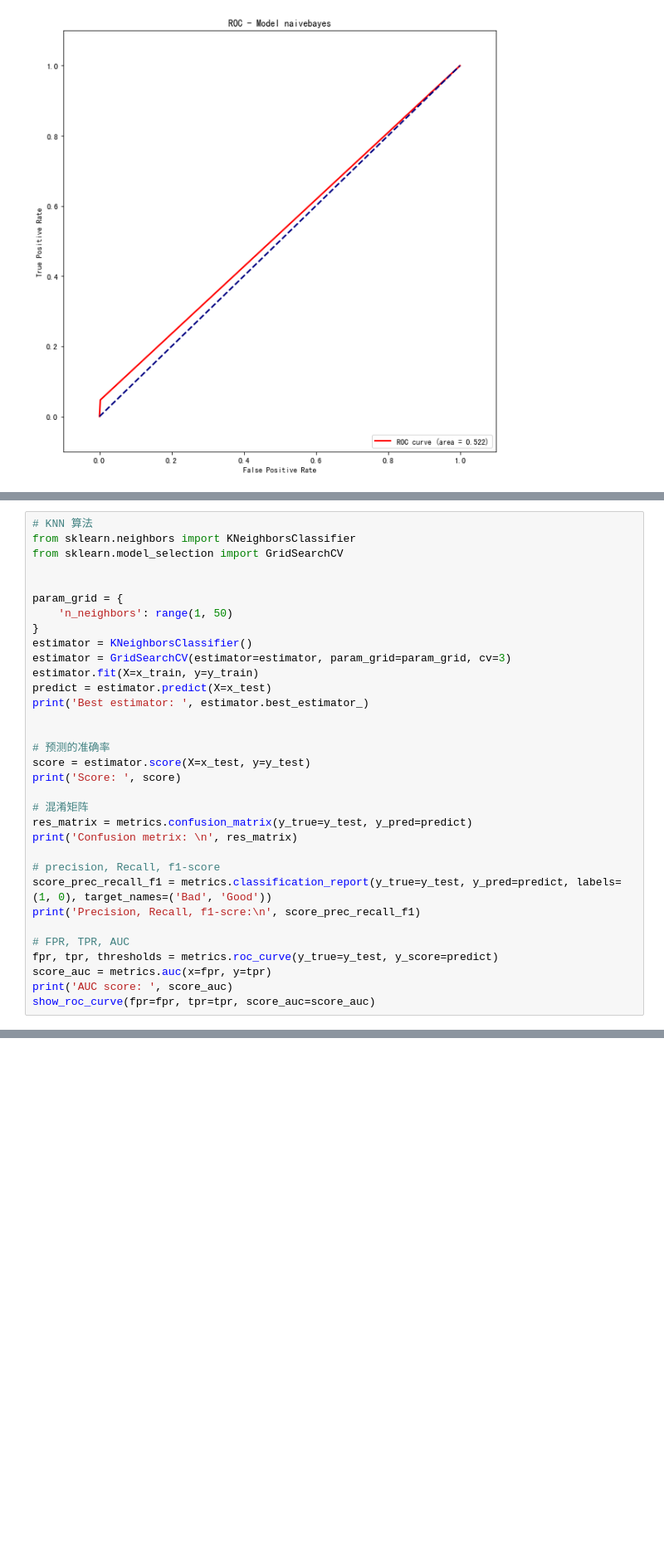
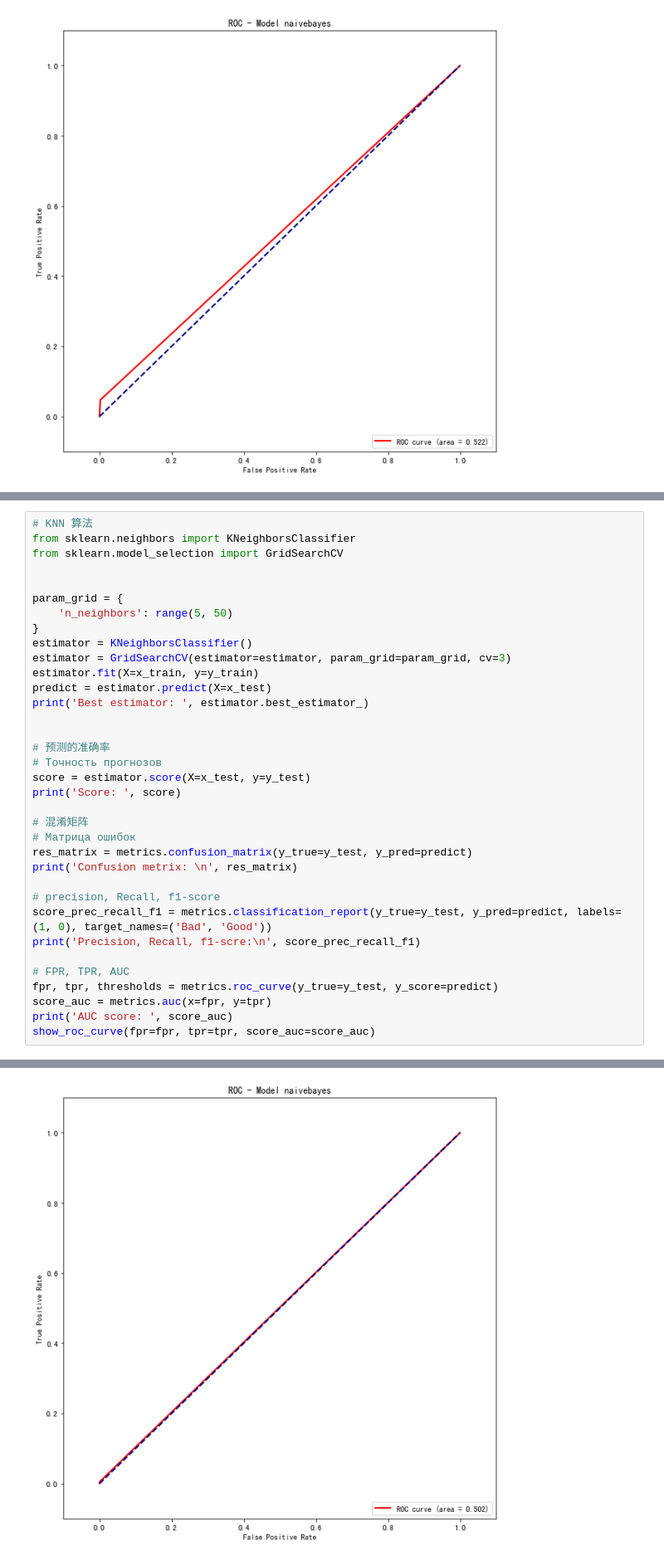
Before and after one commit to NekoSilverFox/Machine-learning, a Jupyter notebook: 129 - SPbSTU - lab1/100 - SPbSTU - lab1.ipynb, the cells around one changed output, grey strips where cells are left out. Shown at 83% size. Drawn from its saved outputs; the diff is of its cells as text; blank space fills up the shorter version.

```diff
--- a/129 - SPbSTU - lab1/100 - SPbSTU - lab1.ipynb
+++ b/129 - SPbSTU - lab1/100 - SPbSTU - lab1.ipynb
@@ -805,7 +1064,7 @@ from sklearn.model_selection import GridSearchCV
 
 
 param_grid = {
-    'n_neighbors': range(1, 50)
+    'n_neighbors': range(5, 50)
 }
 estimator = KNeighborsClassifier()
 estimator = GridSearchCV(estimator=estimator, param_grid=param_grid, cv=3)
@@ -815,10 +1074,12 @@ print('Best estimator: ', estimator.best_estimator_)
 
 
 # 预测的准确率
+# Точность прогнозов
 score = estimator.score(X=x_test, y=y_test)
 print('Score: ', score)
 
 # 混淆矩阵
+# Матрица ошибок
 res_matrix = metrics.confusion_matrix(y_true=y_test, y_pred=predict)
 print('Confusion metrix: \n', res_matrix)
 
@@ -831,3 +1092,4 @@ fpr, tpr, thresholds = metrics.roc_curve(y_true=y_test, y_score=predict)
 score_auc = metrics.auc(x=fpr, y=tpr)
 print('AUC score: ', score_auc)
 show_roc_curve(fpr=fpr, tpr=tpr, score_auc=score_auc)
+# %% [output]
@@ -833,0 +1113 @@ show_roc_curve(fpr=fpr, tpr=tpr, score_auc=score_auc)
+[figure, added]
```
Also changed, not shown: parts of 6 cells of this notebook, 3 other files.
